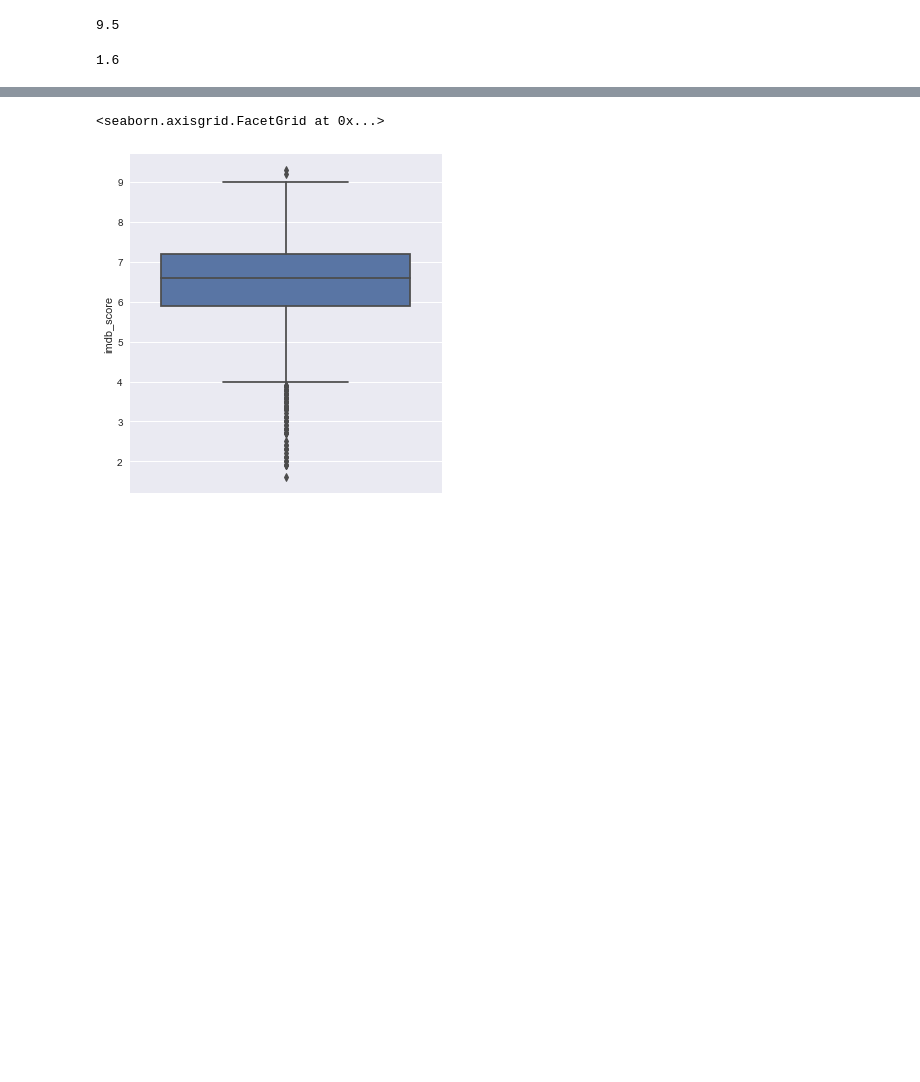
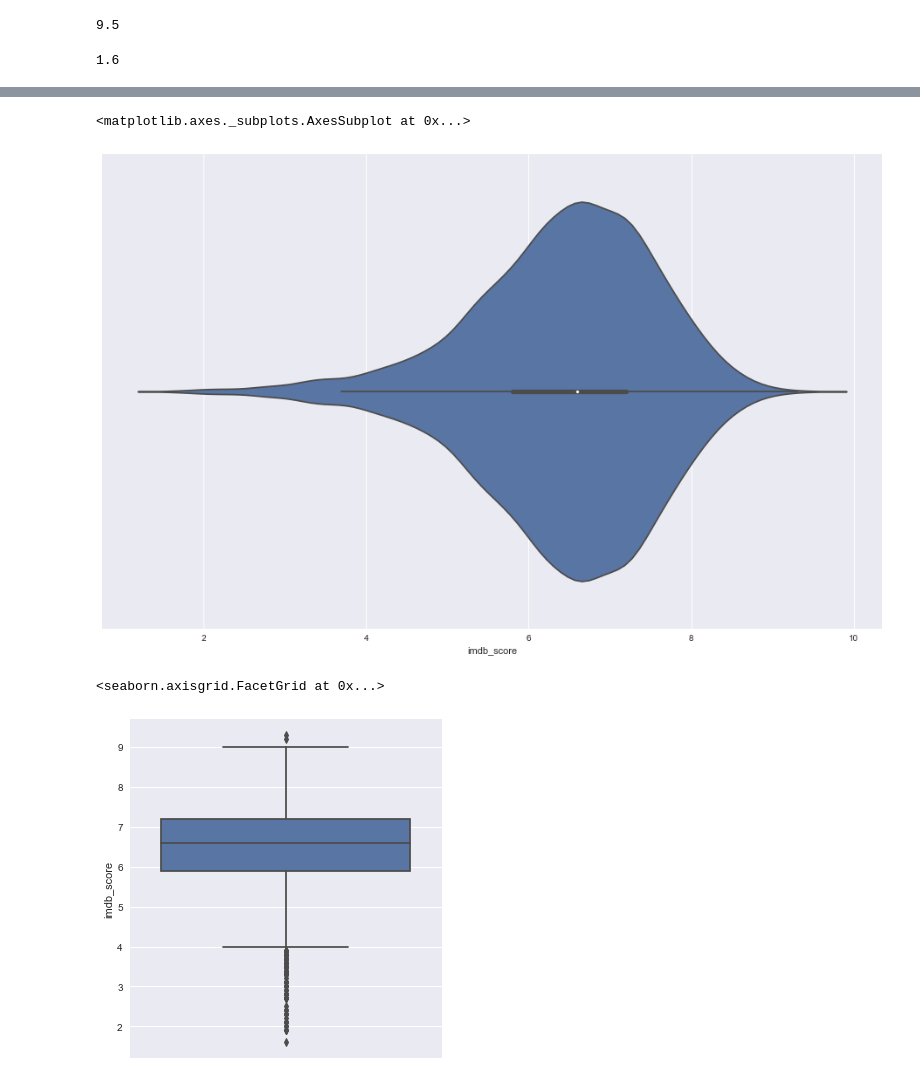
Before and after one commit to DROMZEE/imdb_5000_Movie_Dataset, a Jupyter notebook: imdb_5000_Movie_Dataset.ipynb, the cells around one changed output, grey strips where cells are left out. Cells and saved outputs as stored; diff of their text form; code cells hidden in the pictures; blank space fills up the shorter version.

```diff
--- a/imdb_5000_Movie_Dataset.ipynb
+++ b/imdb_5000_Movie_Dataset.ipynb
@@ -389,3 +426,8 @@ data['imdb_score'].min()
+# %%
+sns.violinplot(data.imdb_score)
+# %% [output]
+<matplotlib.axes._subplots.AxesSubplot at 0x...>
+[figure, added]
 # %%
 sns.factorplot(y='imdb_score',kind='box',data=data)
 # %% [output]
```
Also changed, not shown: parts of 72 cells of this notebook.
